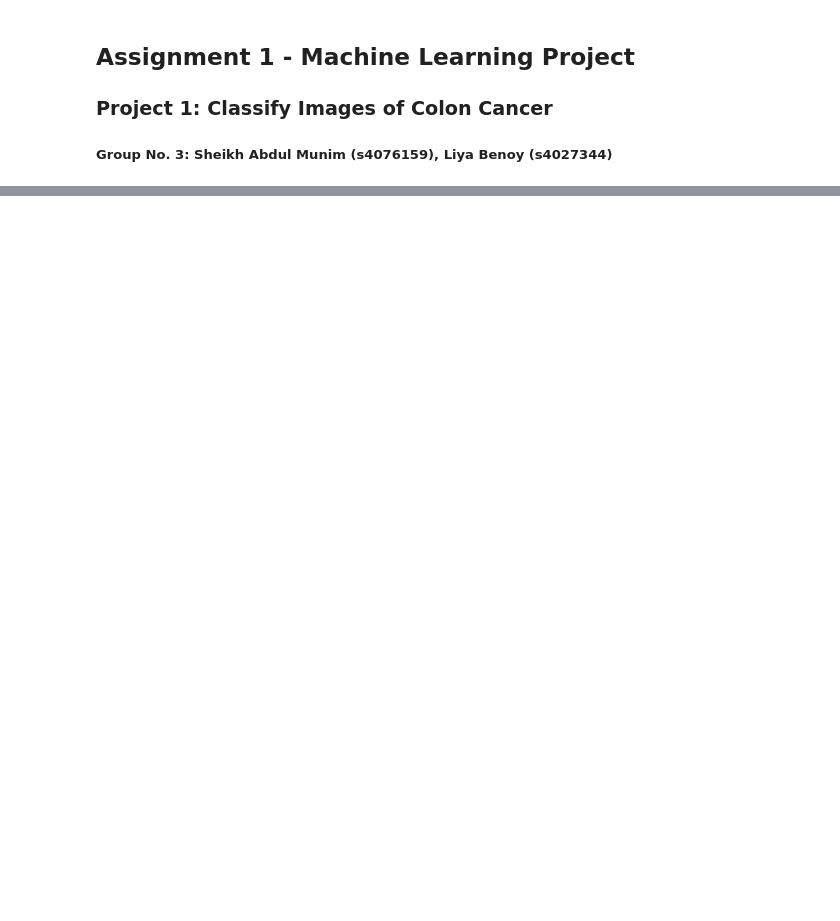
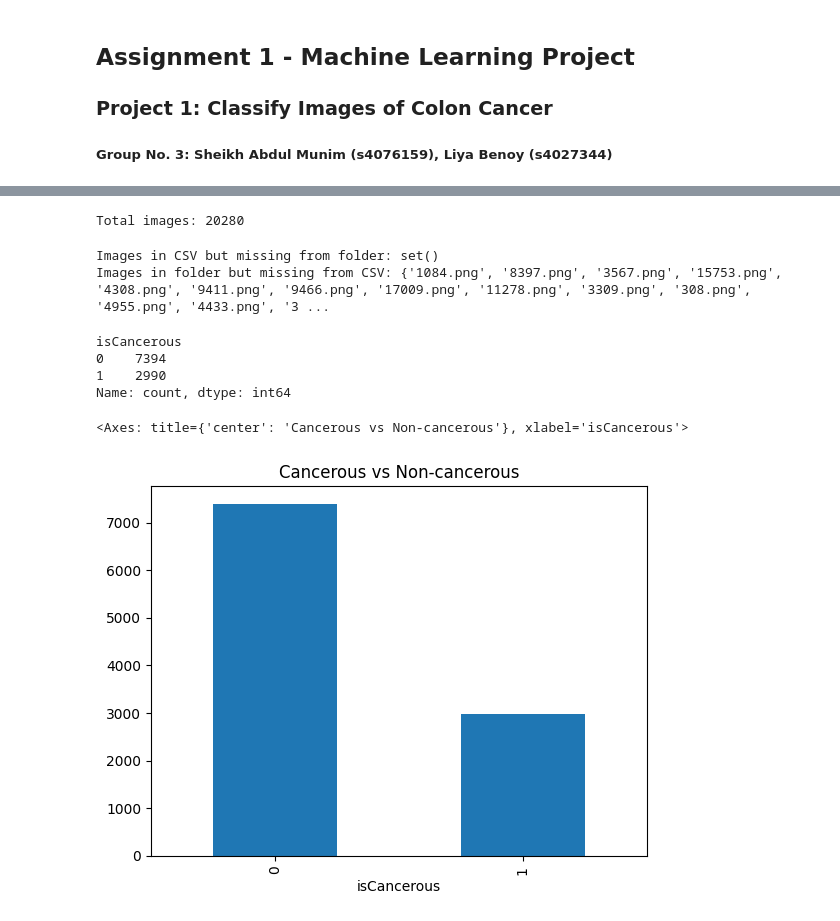
Before and after one commit to sheikhmunim/cml_assignment2, a Jupyter notebook: assignment_2.ipynb, the cells around one changed output, grey strips where cells are left out. Saved outputs shown, nothing was run; the diff lists cells and outputs as text; code cells hidden in the pictures; blank space fills up the shorter version.

```diff
--- a/assignment_2.ipynb
+++ b/assignment_2.ipynb
@@ -101,0 +12,8 @@ plt.show()
+# %%
+# Load the main labels
+labels_main = pd.read_csv('D:\+Masters AI\Semester_2_1\CML\Assignment-2\cml_assignment2\Image_classification_data\data_labels_extraData.csv')
+labels_extra = pd.read_csv('D:\+Masters AI\Semester_2_1\CML\Assignment-2\cml_assignment2\Image_classification_data\data_labels_mainData.csv')
+
+print(labels_main.head())
+
+print(labels_extra.head())
@@ -101,0 +36,14 @@ plt.show()
+# %%
+
+print(f"Total images: {len(images)}")
+# %% [output]
+Total images: 20280
+# %%
+images_set = set(images)
+csv_images_set = set(labels_main['ImageName'].astype(str))  # no '.png' added!
+
+print("Images in CSV but missing from folder:", csv_images_set - images_set)
+print("Images in folder but missing from CSV:", images_set - csv_images_set)
+# %% [output]
+Images in CSV but missing from folder: set()
+Images in folder but missing from CSV: {'1084.png', '8397.png', '3567.png', '15753.png', '4308.png', '9411.png', '9466.png', '17009.png', '11278.png', '3309.png', '308.png', '4955.png', '4433.png', '3 ...
@@ -101,0 +53,15 @@ plt.show()
+# %%
+#class distribution of the images
+print(labels_main['isCancerous'].value_counts())
+# %% [output]
+isCancerous
+0    7394
+1    2990
+Name: count, dtype: int64
+# %%
+#plot the distribution of the classes
+import matplotlib.pyplot as plt
+labels_main['isCancerous'].value_counts().plot(kind='bar', title='Cancerous vs Non-cancerous')
+# %% [output]
+<Axes: title={'center': 'Cancerous vs Non-cancerous'}, xlabel='isCancerous'>
+[figure, added]
```
Also changed, not shown: parts of 15 cells of this notebook, 37 other files.
